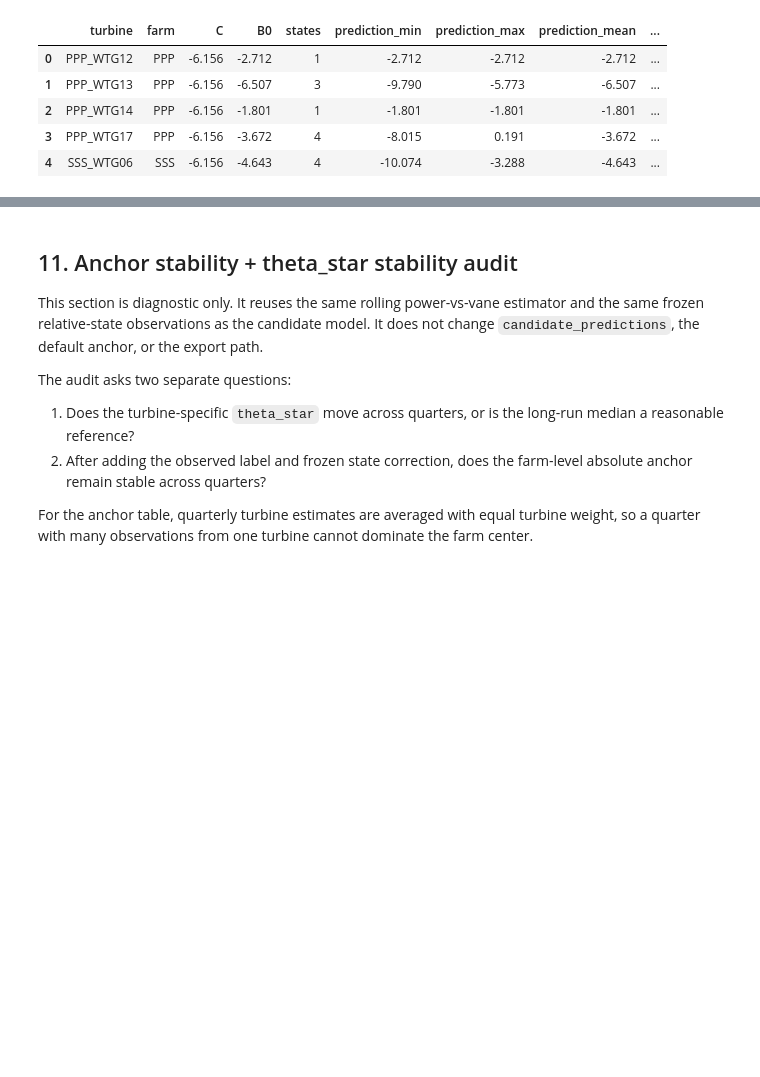
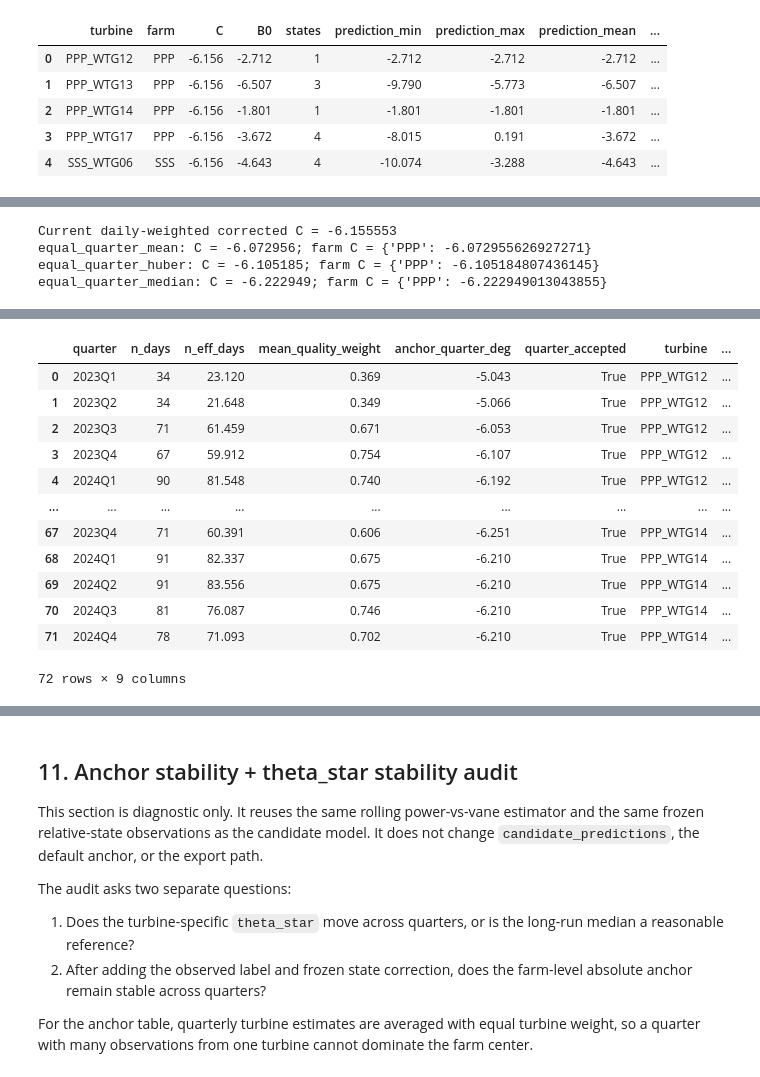
Before and after one commit to HuijiaoLuo/2026EnergyHacks_WeDoWind, a Jupyter notebook: YawMisalignment_Independent_Model_FarmAnchor_Exploration.ipynb, the cells around one changed output, grey strips where cells are left out. Saved outputs shown, nothing was run; the diff lists cells and outputs as text; code cells hidden in the pictures; blank space fills up the shorter version.

```diff
--- a/YawMisalignment_Independent_Model_FarmAnchor_Exploration.ipynb
+++ b/YawMisalignment_Independent_Model_FarmAnchor_Exploration.ipynb
@@ -1371,0 +2008,34 @@ Farm centres: {'PPP': -6.1555529139667335}
+# %%
+# Inspect the time support and full-fit C values without creating predictions.
+quarter_anchor_fits = {
+    method: fit_quarter_balanced_anchor(
+        TRAIN,
+        anchor_stage,
+        labels,
+        theta_star,
+        farm_map=FARM_MAP,
+        method=method,
+        config=QUARTER_BALANCED_CONFIG,
+    )
+    for method in ['equal_quarter_mean', 'equal_quarter_huber', 'equal_quarter_median']
+}
+
+print(f'Current daily-weighted corrected C = {DEFAULT_ANCHOR_FIT.global_center:.6f}')
+for method, fit in quarter_anchor_fits.items():
+    print(f'{method}: C = {fit.global_center:.6f}; farm C = {fit.farm_centers}', flush=True)
+
+quarter_anchor_summary = pd.concat([
+    fit.turbine_summary.assign(anchor_method=method)
+    for method, fit in quarter_anchor_fits.items()
+], ignore_index=True)
+quarter_anchor_quarters = pd.concat([
+    fit.quarterly_observations.assign(anchor_method=method)
+    for method, fit in quarter_anchor_fits.items()
+], ignore_index=True)
+display(quarter_anchor_summary.round(3))
+display(quarter_anchor_quarters.round(3))
+# %% [output]
+Current daily-weighted corrected C = -6.155553
+equal_quarter_mean: C = -6.072956; farm C = {'PPP': -6.072955626927271}
+equal_quarter_huber: C = -6.105185; farm C = {'PPP': -6.105184807436145}
+equal_quarter_median: C = -6.222949; farm C = {'PPP': -6.222949013043855}
@@ -1371,0 +2052,13 @@ Farm centres: {'PPP': -6.1555529139667335}
+|  | quarter | n_days | n_eff_days | mean_quality_weight | anchor_quarter_deg | quarter_accepted | turbine | ... |
+| 0 | 2023Q1 | 34 | 23.120 | 0.369 | -5.043 | True | PPP_WTG12 | ... |
+| 1 | 2023Q2 | 34 | 21.648 | 0.349 | -5.066 | True | PPP_WTG12 | ... |
+| 2 | 2023Q3 | 71 | 61.459 | 0.671 | -6.053 | True | PPP_WTG12 | ... |
+| 3 | 2023Q4 | 67 | 59.912 | 0.754 | -6.107 | True | PPP_WTG12 | ... |
+| 4 | 2024Q1 | 90 | 81.548 | 0.740 | -6.192 | True | PPP_WTG12 | ... |
+| ... | ... | ... | ... | ... | ... | ... | ... | ... |
+| 67 | 2023Q4 | 71 | 60.391 | 0.606 | -6.251 | True | PPP_WTG14 | ... |
+| 68 | 2024Q1 | 91 | 82.337 | 0.675 | -6.210 | True | PPP_WTG14 | ... |
+| 69 | 2024Q2 | 91 | 83.556 | 0.675 | -6.210 | True | PPP_WTG14 | ... |
+| 70 | 2024Q3 | 81 | 76.087 | 0.746 | -6.210 | True | PPP_WTG14 | ... |
+| 71 | 2024Q4 | 78 | 71.093 | 0.702 | -6.210 | True | PPP_WTG14 | ... |
+72 rows × 9 columns
```
Also changed, not shown: parts of 21 cells of this notebook, 5 other files.
